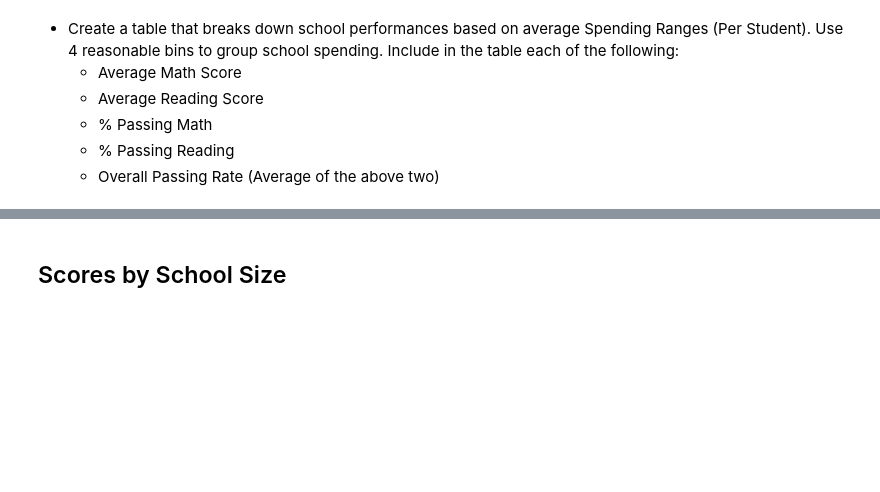
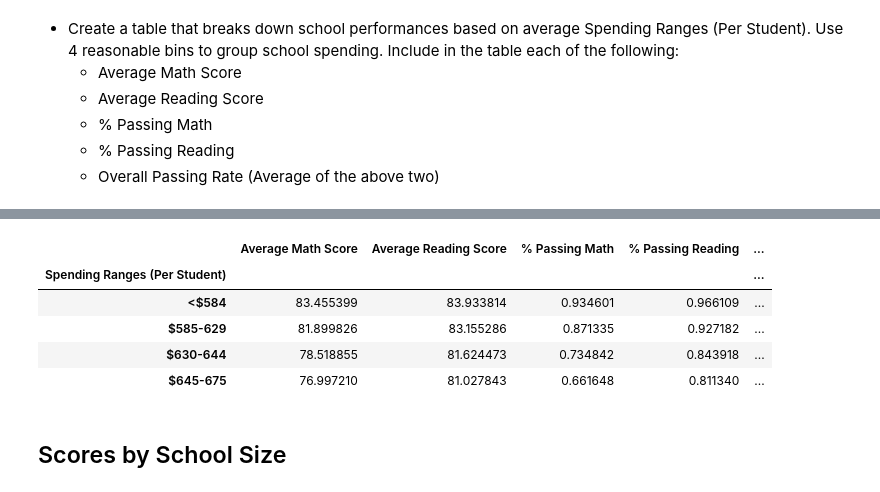
Before and after one commit to alextorres12/pandas-challenge, a Jupyter notebook: PyCitySchools/PyCitySchools_starter.ipynb, the cells around one changed output, grey strips where cells are left out. Saved outputs shown, nothing was run; the diff lists cells and outputs as text; code cells hidden in the pictures; blank space fills up the shorter version.

```diff
--- a/PyCitySchools/PyCitySchools_starter.ipynb
+++ b/PyCitySchools/PyCitySchools_starter.ipynb
@@ -220,3 +327,27 @@ summary_df
+# %%
+# Create bins and labels
+spending_bins = [0,584,629,644,675]
+spending_bins_labels = ["<$584","$585-629","$630-644","$645-675"]
+
+# Cut school summary by bins
+scores_by_spending = schools_df
+scores_by_spending["Spending Ranges (Per Student)"] = pd.cut(scores_by_spending["Per Student Budget"],spending_bins,labels=spending_bins_labels,include_lowest=True)
+
+# Groupby bins
+scores_by_spending = scores_by_spending.groupby("Spending Ranges (Per Student)")
+scores_by_spending_mean = scores_by_spending.mean()
+
+# Drop unnecessary info
+scores_by_spending_mean = scores_by_spending_mean.drop(columns=["Total Students","Total School Budget","Per Student Budget"])
+
+scores_by_spending_mean
+# %% [output]
+|  | Average Math Score | Average Reading Score | % Passing Math | % Passing Reading | ... |
+| Spending Ranges (Per Student) |  |  |  |  | ... |
+| <$584 | 83.455399 | 83.933814 | 0.934601 | 0.966109 | ... |
+| $585-629 | 81.899826 | 83.155286 | 0.871335 | 0.927182 | ... |
+| $630-644 | 78.518855 | 81.624473 | 0.734842 | 0.843918 | ... |
+| $645-675 | 76.997210 | 81.027843 | 0.661648 | 0.811340 | ... |
 # %% [markdown]
 ## Scores by School Size
 # %% [markdown]
```
Also changed, not shown: parts of 16 cells of this notebook.
